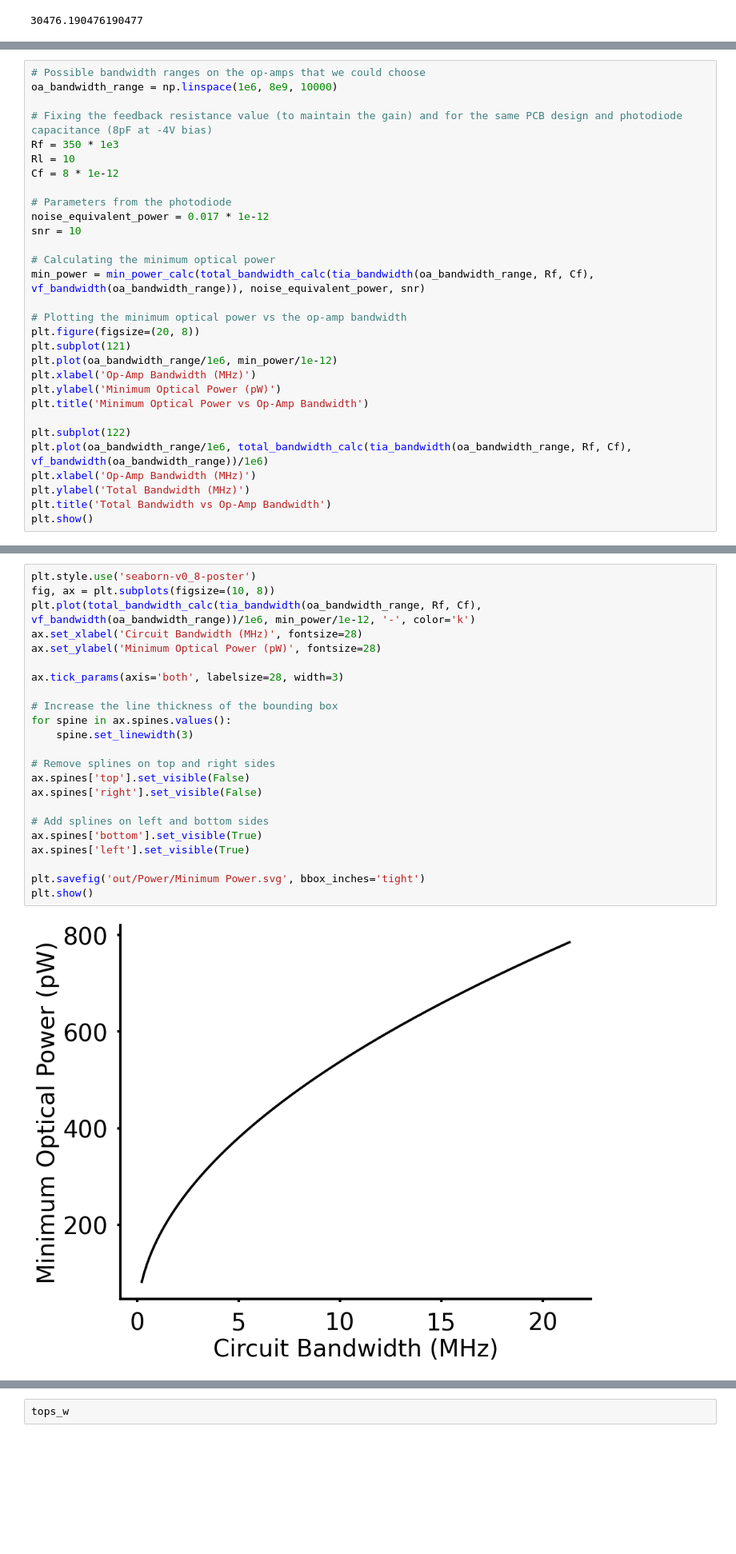
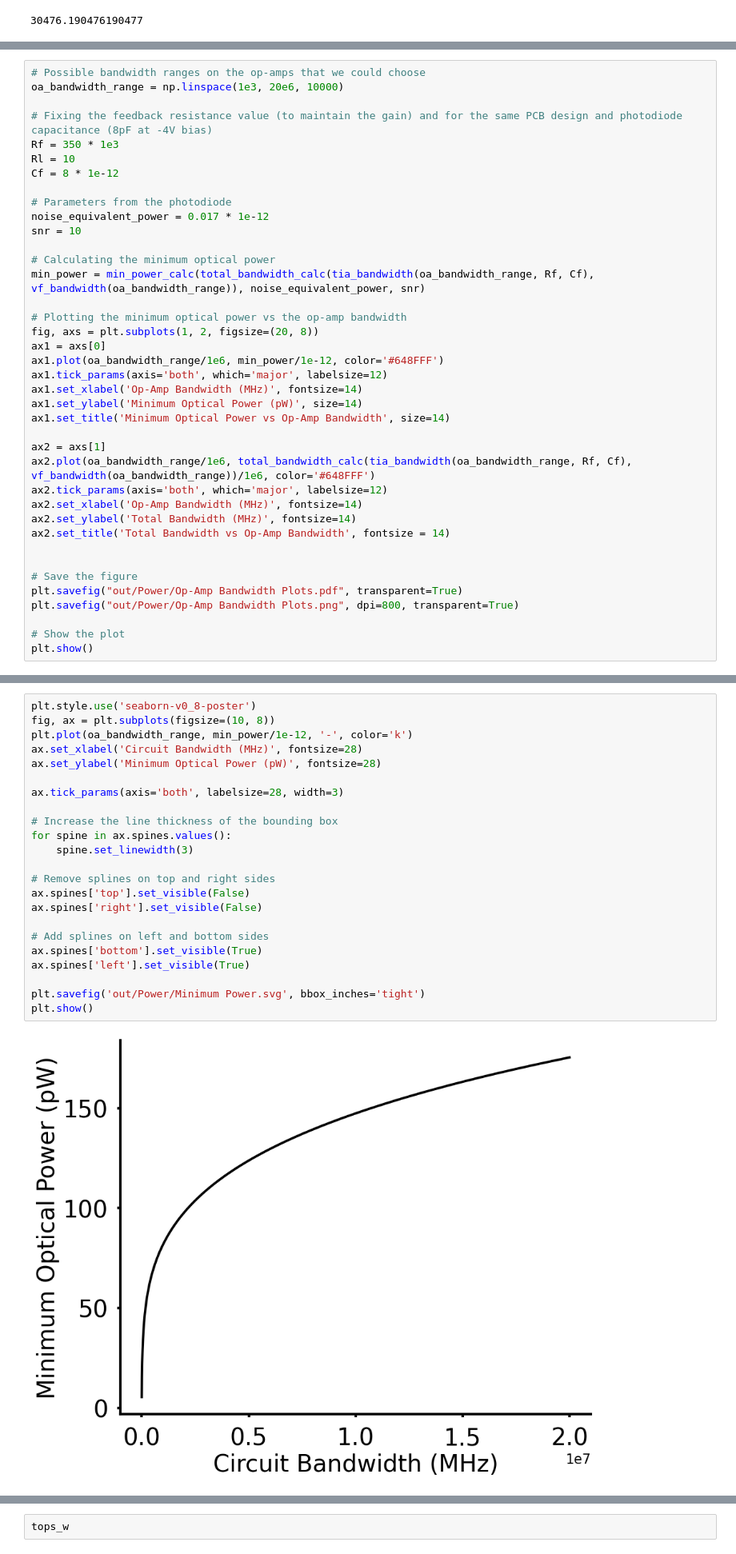
Before and after one commit to sainikhileshmurtyk/OENN-Analysis, a Jupyter notebook: Power and Response/2023-11-16 Power Analysis.ipynb, the cells around one changed output, grey strips where cells are left out. Shown at 80% size. Cells and saved outputs as stored; diff of their text form; blank space fills up the shorter version.

```diff
--- a/Power and Response/2023-11-16 Power Analysis.ipynb
+++ b/Power and Response/2023-11-16 Power Analysis.ipynb
@@ -1168,7 +1224,7 @@ def total_bandwidth_calc(bandwidth_1, bandwidth_2):
     return 1/np.sqrt((1/bandwidth_1**2) + (1/bandwidth_2**2))
 # %%
 # Possible bandwidth ranges on the op-amps that we could choose
-oa_bandwidth_range = np.linspace(1e6, 8e9, 10000)
+oa_bandwidth_range = np.linspace(1e3, 20e6, 10000)
 
 # Fixing the feedback resistance value (to maintain the gain) and for the same PCB design and photodiode capacitance (8pF at -4V bias)
 Rf = 350 * 1e3
@@ -1183,17 +1239,26 @@ snr = 10
 min_power = min_power_calc(total_bandwidth_calc(tia_bandwidth(oa_bandwidth_range, Rf, Cf), vf_bandwidth(oa_bandwidth_range)), noise_equivalent_power, snr)
 
 # Plotting the minimum optical power vs the op-amp bandwidth
-plt.figure(figsize=(20, 8))
-plt.subplot(121)
-plt.plot(oa_bandwidth_range/1e6, min_power/1e-12)
-plt.xlabel('Op-Amp Bandwidth (MHz)')
-plt.ylabel('Minimum Optical Power (pW)')
-plt.title('Minimum Optical Power vs Op-Amp Bandwidth')
+fig, axs = plt.subplots(1, 2, figsize=(20, 8))
+ax1 = axs[0]
+ax1.plot(oa_bandwidth_range/1e6, min_power/1e-12, color='#648FFF')
+ax1.tick_params(axis='both', which='major', labelsize=12)
+ax1.set_xlabel('Op-Amp Bandwidth (MHz)', fontsize=14)
+ax1.set_ylabel('Minimum Optical Power (pW)', size=14)
+ax1.set_title('Minimum Optical Power vs Op-Amp Bandwidth', size=14)
 
-plt.subplot(122)
-plt.plot(oa_bandwidth_range/1e6, total_bandwidth_calc(tia_bandwidth(oa_bandwidth_range, Rf, Cf), vf_bandwidth(oa_bandwidth_range))/1e6)
-plt.xlabel('Op-Amp Bandwidth (MHz)')
-plt.ylabel('Total Bandwidth (MHz)')
-plt.title('Total Bandwidth vs Op-Amp Bandwidth')
+ax2 = axs[1]
+ax2.plot(oa_bandwidth_range/1e6, total_bandwidth_calc(tia_bandwidth(oa_bandwidth_range, Rf, Cf), vf_bandwidth(oa_bandwidth_range))/1e6, color='#648FFF')
+ax2.tick_params(axis='both', which='major', labelsize=12)
+ax2.set_xlabel('Op-Amp Bandwidth (MHz)', fontsize=14)
+ax2.set_ylabel('Total Bandwidth (MHz)', fontsize=14)
+ax2.set_title('Total Bandwidth vs Op-Amp Bandwidth', fontsize = 14)
+
+
+# Save the figure
+plt.savefig("out/Power/Op-Amp Bandwidth Plots.pdf", transparent=True)
+plt.savefig("out/Power/Op-Amp Bandwidth Plots.png", dpi=800, transparent=True)
+
+# Show the plot
 plt.show()
 # %% [output]
@@ -1205,28 +1266,28 @@ np.max(total_bandwidth_calc(tia_bandwidth(oa_bandwidth_range, Rf, Cf), vf_bandwi
 # %%
 plt.style.use('seaborn-v0_8-poster')
 fig, ax = plt.subplots(figsize=(10, 8))
-plt.plot(total_bandwidth_calc(tia_bandwidth(oa_bandwidth_range, Rf, Cf), vf_bandwidth(oa_bandwidth_range))/1e6, min_power/1e-12, '-', color='k')
+plt.plot(oa_bandwidth_range, min_power/1e-12, '-', color='k')
 ax.set_xlabel('Circuit Bandwidth (MHz)', fontsize=28)
 ax.set_ylabel('Minimum Optical Power (pW)', fontsize=28)
 
 ax.tick_params(axis='both', labelsize=28, width=3)
 
 # Increase the line thickness of the bounding box
 for spine in ax.spines.values():
     spine.set_linewidth(3)
 
 # Remove splines on top and right sides
 ax.spines['top'].set_visible(False)
 ax.spines['right'].set_visible(False)
 
 # Add splines on left and bottom sides
 ax.spines['bottom'].set_visible(True)
 ax.spines['left'].set_visible(True)
 
 plt.savefig('out/Power/Minimum Power.svg', bbox_inches='tight')
 plt.show()
 # %% [output]
-[figure, old version]
+[figure, new version]
 # %% [markdown]
 ## Power consumption
 Calculating the power consumption of the board assuming an 80% efficiency of the amplifier circuit and an op-amp with a bandwidth of 90MHz
```
Also changed, not shown: parts of 102 cells of this notebook, 6 other files.
